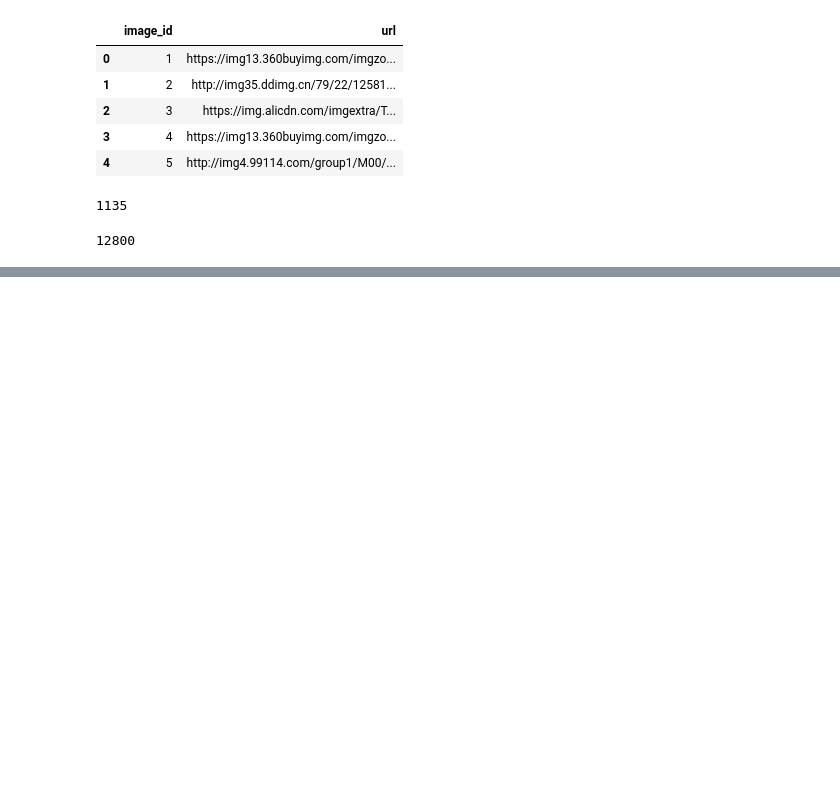
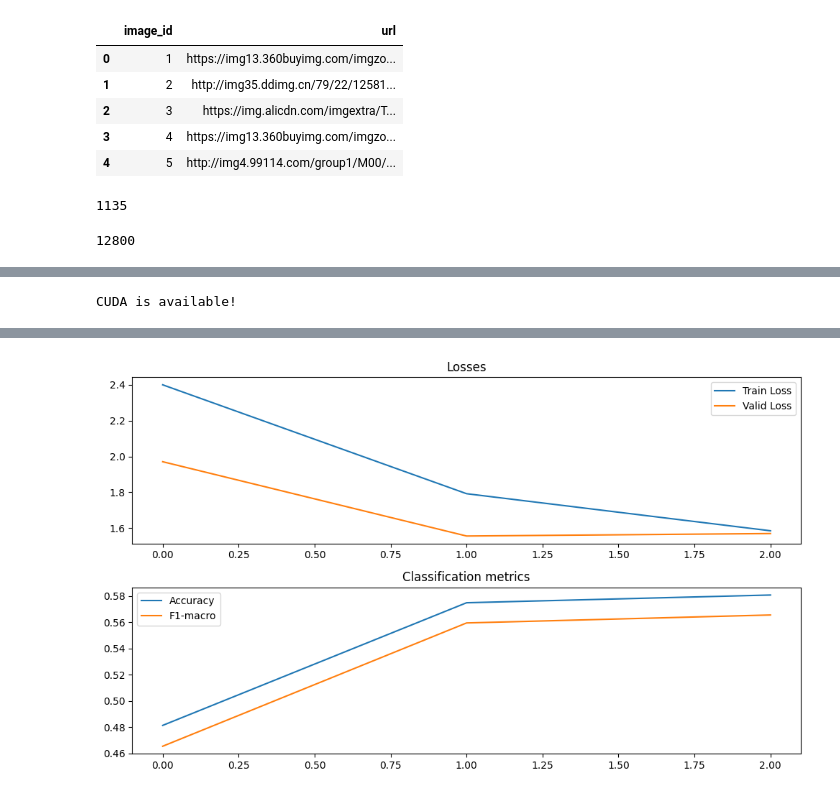
Before and after one commit to Malhinova/Kaggle-Competion, a Jupyter notebook: notebook07ffeabc66.ipynb, the cells around one changed output, grey strips where cells are left out. Drawn from its saved outputs; the diff is of its cells as text; code cells hidden in the pictures; blank space fills up the shorter version.

Commit message:
Convolutional neural network which assign category labels for furniture and home goods images from kaggle competiton.

```diff
--- a/notebook07ffeabc66.ipynb
+++ b/notebook07ffeabc66.ipynb
@@ -443,12 +454,14 @@ def evaluate(model, criterion, test_loader, device=Config.device):
                 'loss': overall_loss
                 }
 # %%
-# if torch.cuda.is_available():
-#     print("CUDA is available!")
-# else:
-#     print("CUDA is not available.")
-# model = ResNet(freeze=False).to(Config.device)
-# optimizer = optim.Adam(model.parameters(), lr=Config.learning_rate)
-# criterion = nn.CrossEntropyLoss()
-# callbackers = train(model, optimizer, criterion, train_loader, dataloaders['validation'])
-# visualize_callbackers(callbackers)
+if torch.cuda.is_available():
+    print("CUDA is available!")
+else:
+    print("CUDA is not available.")
+model = ResNet(freeze=False).to(Config.device)
+optimizer = optim.Adam(model.parameters(), lr=Config.learning_rate)
+criterion = nn.CrossEntropyLoss()
+callbackers = train(model, optimizer, criterion, train_loader, dataloaders['validation'])
+visualize_callbackers(callbackers)
+# %% [output]
+CUDA is available!
@@ -455,3 +475,4 @@ def evaluate(model, criterion, test_loader, device=Config.device):
+[figure, added]
 # %%
 predictions = []
 true_labels = []
```
Also changed, not shown: parts of 4 cells of this notebook.
